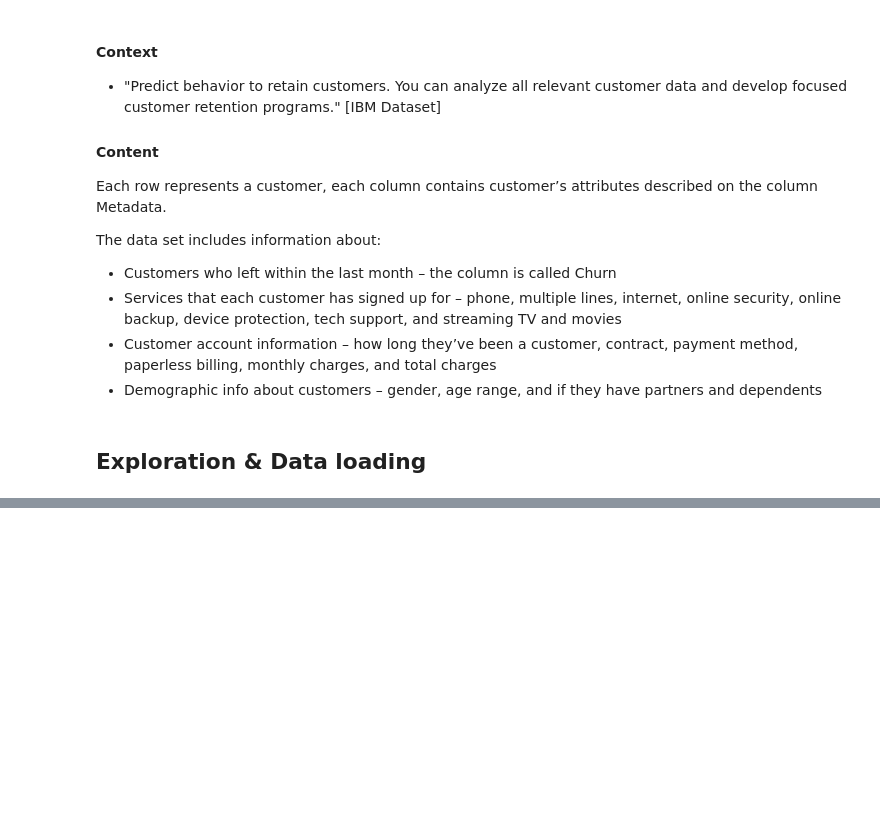
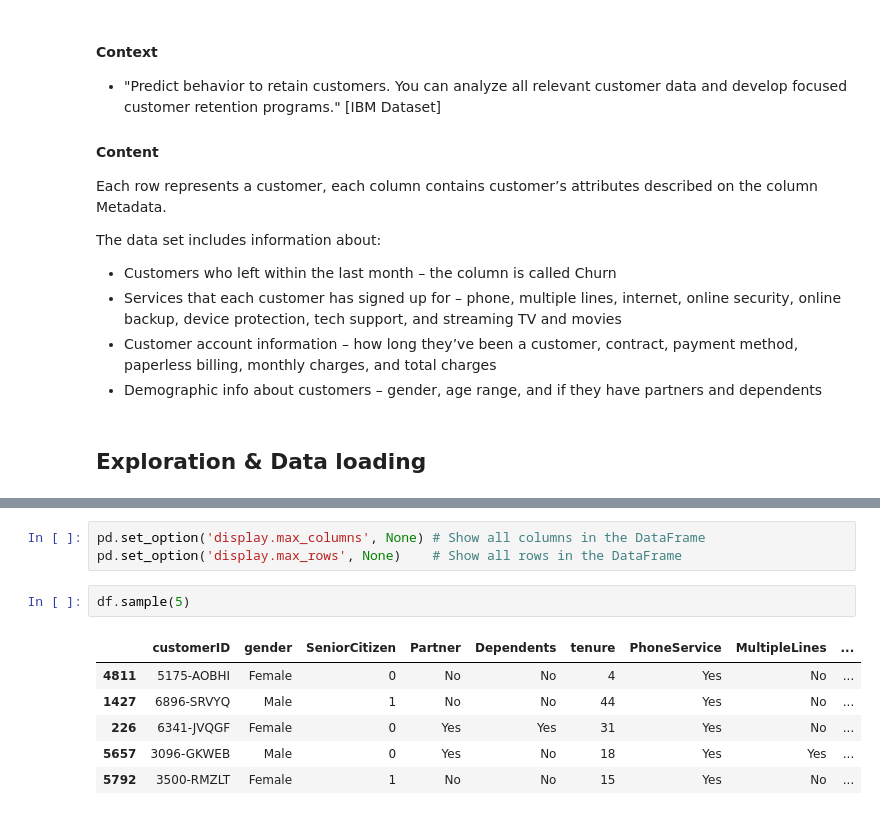
Before and after one commit to aksasit/telco-customer-churn-prediction, a Jupyter notebook: notebooks/eda.ipynb, the cells around one changed output, grey strips where cells are left out. Drawn from its saved outputs; the diff is of its cells as text; blank space fills up the shorter version.

```diff
--- a/notebooks/eda.ipynb
+++ b/notebooks/eda.ipynb
@@ -20,0 +28,12 @@ The data set includes information about:
+# %%
+pd.set_option('display.max_columns', None) # Show all columns in the DataFrame
+pd.set_option('display.max_rows', None)    # Show all rows in the DataFrame
+# %%
+df.sample(5)
+# %% [output]
+|  | customerID | gender | SeniorCitizen | Partner | Dependents | tenure | PhoneService | MultipleLines | ... |
+| 4811 | 5175-AOBHI | Female | 0 | No | No | 4 | Yes | No | ... |
+| 1427 | 6896-SRVYQ | Male | 1 | No | No | 44 | Yes | No | ... |
+| 226 | 6341-JVQGF | Female | 0 | Yes | Yes | 31 | Yes | No | ... |
+| 5657 | 3096-GKWEB | Male | 0 | Yes | No | 18 | Yes | Yes | ... |
+| 5792 | 3500-RMZLT | Female | 1 | No | No | 15 | Yes | No | ... |
```
Also changed, not shown: parts of 27 cells of this notebook, 5 other files.
